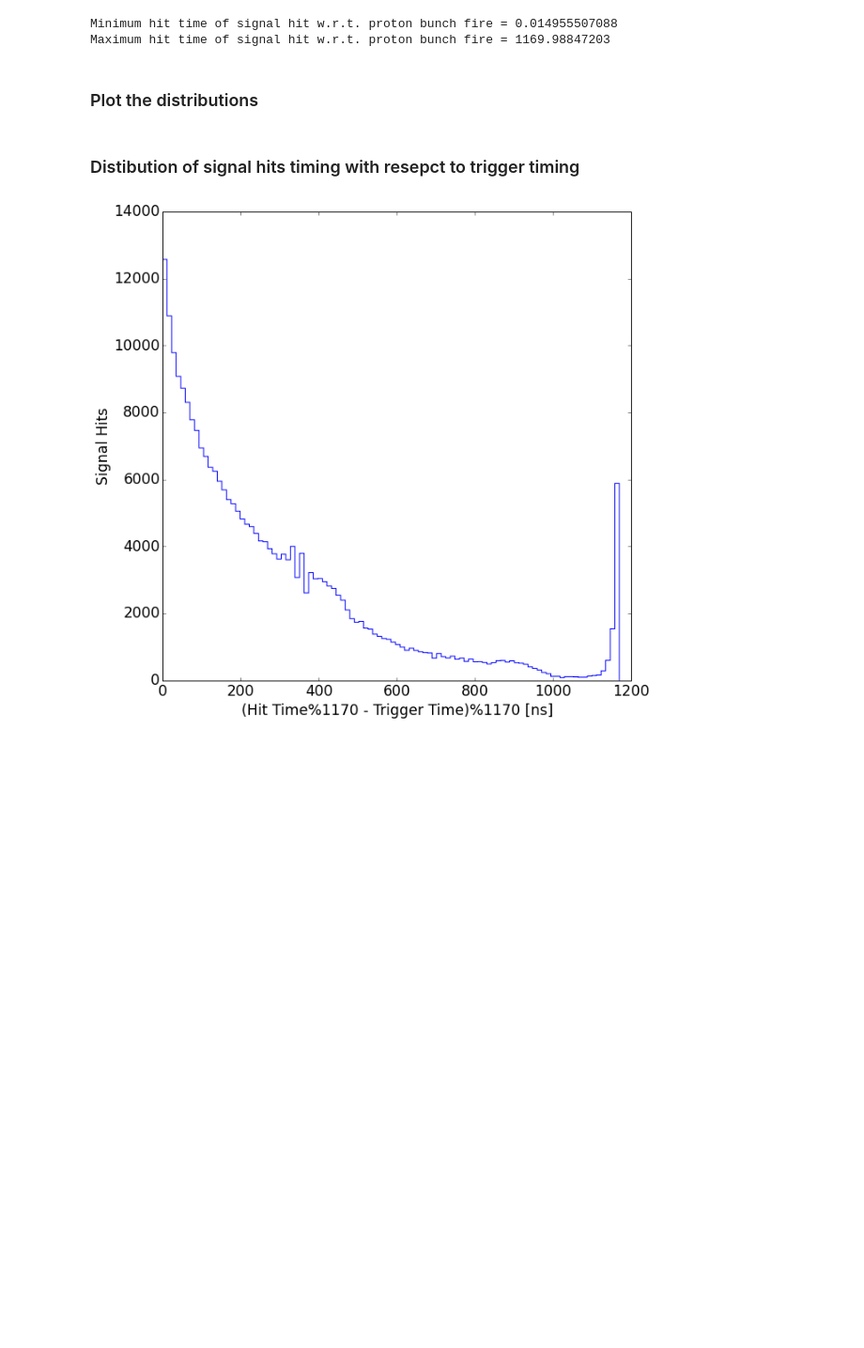
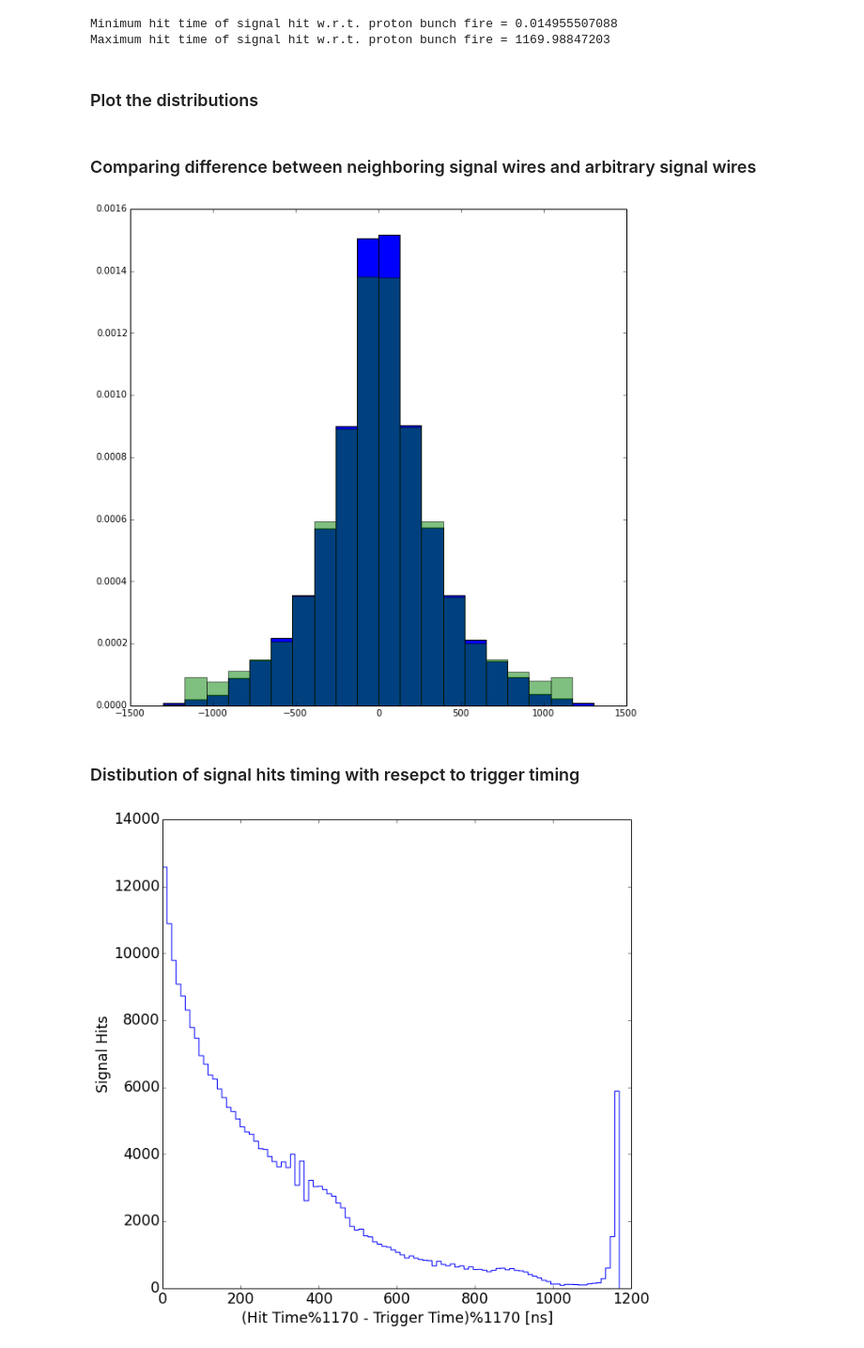
Before and after one commit to ewengillies/track-finding-yandex, a Jupyter notebook: notebooks/Hit Time Distributions.ipynb, the cells around one changed output. Shown at 94% size. Drawn from its saved outputs; the diff is of its cells as text; code cells hidden in the pictures; blank space fills up the shorter version.

Commit message:
added comparison of neighboring times

```diff
--- a/notebooks/Hit Time Distributions.ipynb
+++ b/notebooks/Hit Time Distributions.ipynb
@@ -31,13 +31,33 @@ Maximum hit time of signal hit w.r.t. proton bunch fire = 1169.98847203
 # %%
 sig_time = np.zeros(0)
 bkg_time = np.zeros(0)
+
+sig_diff_time = np.zeros(0)
+bck_diff_time = np.zeros(0)
+
 for evt in range(hits.n_events):
     hit_times = hits.get_measurement(evt, "CdcCell_tstart")
     trig_times = hits.get_trigger_time(evt)
     sig_wires = hits.get_sig_wires(evt)
     bkg_wires = hits.get_bkg_wires(evt)
-    sig_time = np.append(sig_time, (hit_times[sig_wires]-hits.get_trigger_time(evt)[sig_wires])%1170)
-    bkg_time = np.append(bkg_time, (hit_times[bkg_wires]-hits.get_trigger_time(evt)[bkg_wires])%1170)
+    sig_times_in_event = (hit_times[sig_wires]-hits.get_trigger_time(evt)[sig_wires])%1170
+    bck_times_in_event = (hit_times[bkg_wires]-hits.get_trigger_time(evt)[bkg_wires])%1170
+    sig_time = np.append(sig_time, sig_times_in_event)
+    bkg_time = np.append(bkg_time, bck_times_in_event)
+
+    hit_diff = hit_times[:-1] - hit_times[1:]
+
+    sig_diff_time = np.append(sig_diff_time, hit_diff[numpy.intersect1d(sig_wires, sig_wires - 1)])
+    bck_diff_time = np.append(bck_diff_time, hit_diff[numpy.intersect1d(bkg_wires, bkg_wires - 1)])
+# %% [markdown]
+### Comparing difference between neighboring signal wires and arbitrary signal wires
+# %%
+hist(sig_diff_time, range=[-1300, 1300], normed=True, bins=20)
+# hist(bck_diff_time, alpha=0.1)
+hist(sig_time[:-200] - sig_time[200:], alpha=0.5, range=[-1300, 1300], normed=True, bins=20)
+show()
+# %% [output]
+[figure, added]
 # %% [markdown]
 ### Distibution of signal hits timing with resepct to trigger timing
 # %%
```
Also changed, not shown: parts of 1 cell of this notebook.
